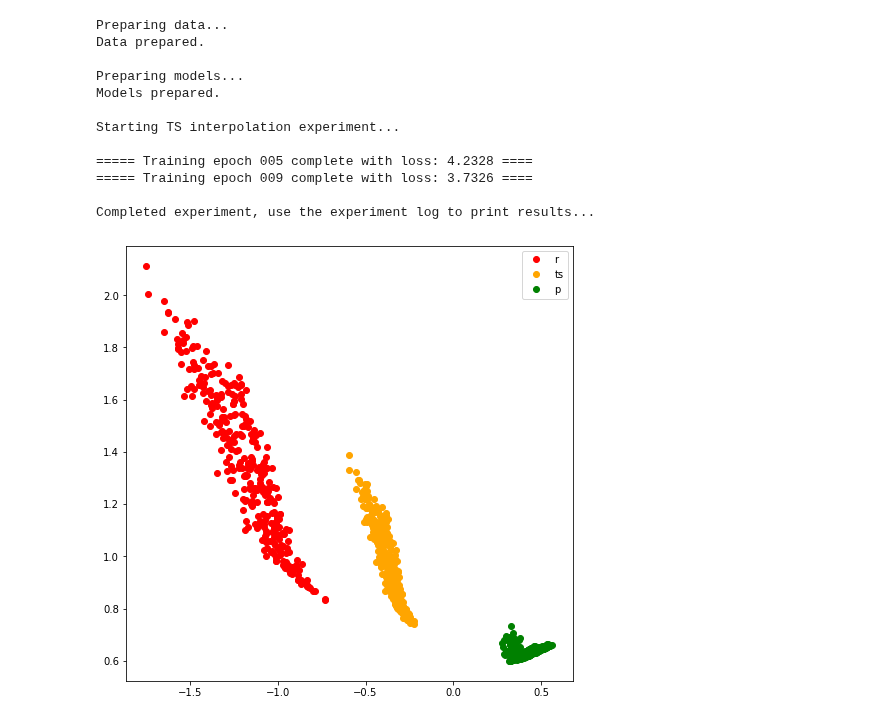
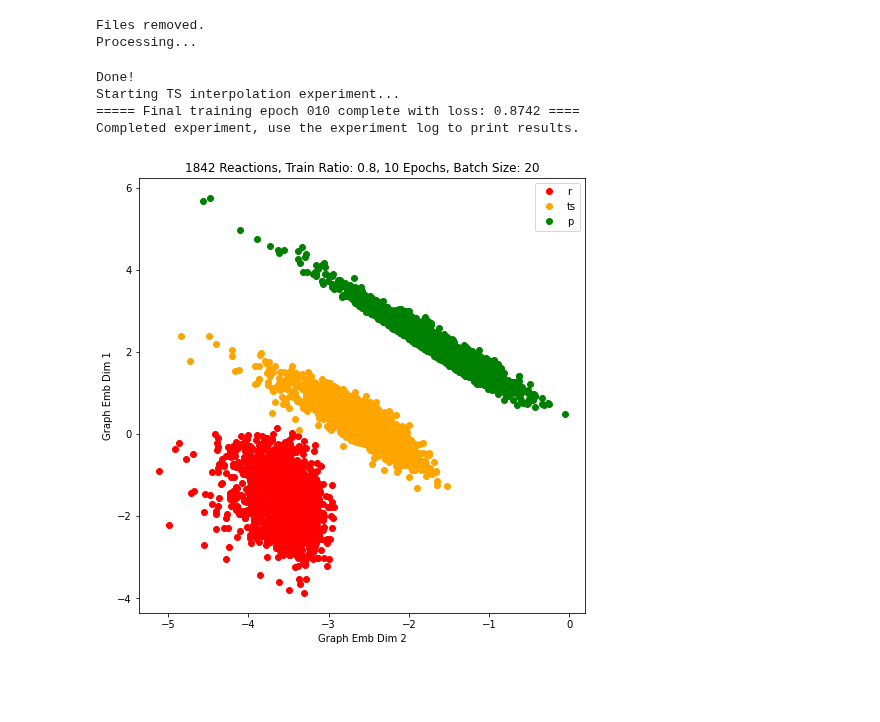
Before and after one commit to avishvj/3d-reactions, a Jupyter notebook: emb.ipynb, the cells around one changed output. Cells and saved outputs as stored; diff of their text form; code cells hidden in the pictures; blank space fills up the shorter version.

```diff
--- a/emb.ipynb
+++ b/emb.ipynb
@@ -10,25 +6,19 @@ import matplotlib.pyplot as plt
 
 # if want to run name == main in notebook, cell with just following line
 # %run -i experiments/building_on_mit/emb_space
-# %%
-exp_log = run_tsi_experiment(train_ratio = 0.8, batch_size = 20, epochs = 10)
-# %% [output]
-Preparing data...
-Data prepared.
-
-Preparing models...
-Models prepared.
-
-Starting TS interpolation experiment...
-
-===== Training epoch 005 complete with loss: 4.2328 ====
-===== Training epoch 009 complete with loss: 3.7326 ====
-
-Completed experiment, use the experiment log to print results...
 # %%
+### keep for initial test
+remove_files()
+exp_log = run_tsi_experiment(train_ratio = 0.8, batch_size = 20, epochs = 10)
 fig = display_embeddings(exp_log)
-file_name = f"tr{0}_bs{0}_e{10}"
-plt.savefig(f'experiments/building_on_mit/emb_space/figs/{file_name}.png')
+# file_name = f"tr{0}_bs{0}_e{10}"
+# plt.savefig(f'experiments/building_on_mit/emb_space/figs/{file_name}.png')
 # %% [output]
+Files removed.
+Processing...
+Done!
+Starting TS interpolation experiment...
+===== Final training epoch 010 complete with loss: 0.8742 ====
+Completed experiment, use the experiment log to print results.
-[figure, old version]
+[figure, new version]
 # %%
```
Also changed, not shown: parts of 5 cells of this notebook, 4 other files.
